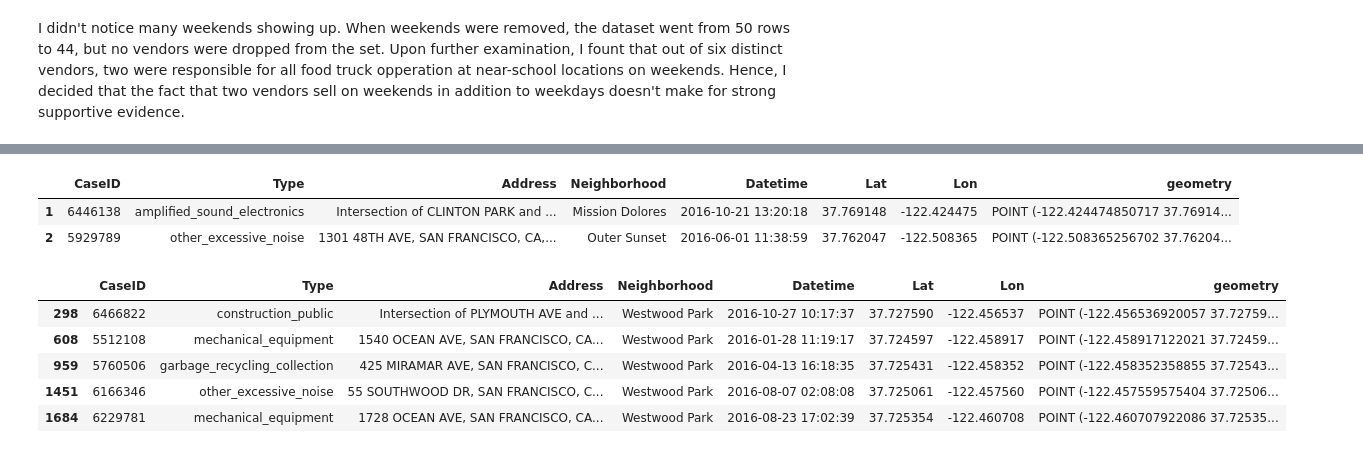
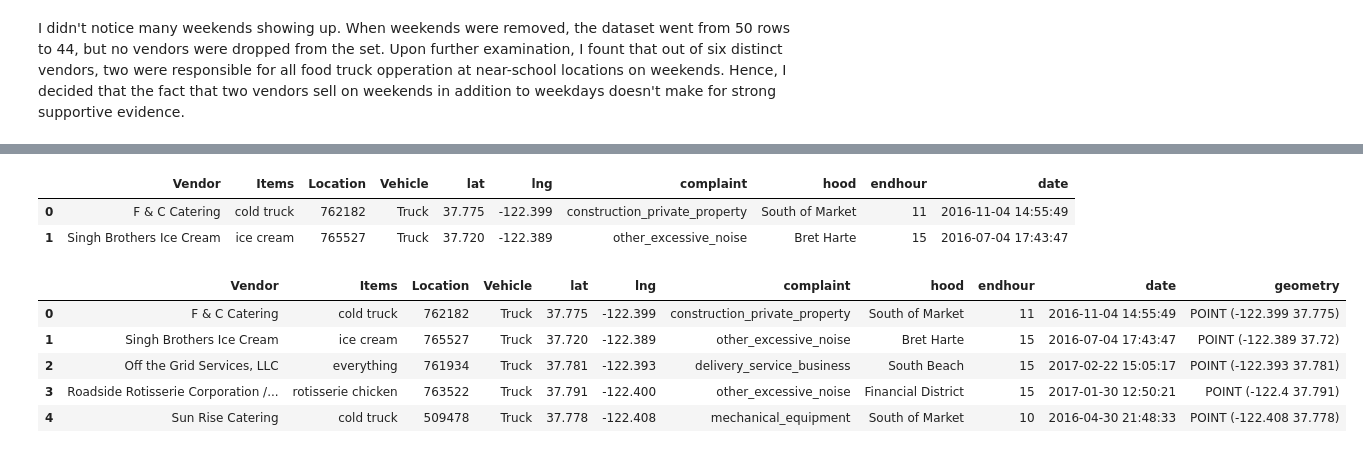
Before and after one commit to stelmanj/sta141b-hw5, a Jupyter notebook: hw5.ipynb, the cells around one changed output, grey strips where cells are left out. Drawn from its saved outputs; the diff is of its cells as text; code cells hidden in the pictures.

Commit message:
every thing done except for the last three explanations

```diff
--- a/hw5.ipynb
+++ b/hw5.ipynb
@@ -324,25 +356,31 @@ food.plot(ax = ax, marker='o', color='red', markersize=1)
+# %%
+q = """
+SELECT DISTINCT A.Applicant AS Vendor, lower(A.FoodItems) AS Items, B.locationid AS Location,
+A.FacilityType AS Vehicle, ROUND(C.latitude,3) AS lat, ROUND(C.longitude,3) AS lng,
+D.Type AS complaint, D.Neighborhood AS hood, B.EndHour AS endhour, D.Datetime as date
+FROM mobile_food_locations AS C LEFT JOIN mobile_food_permits AS A LEFT JOIN mobile_food_schedule AS B
+INNER JOIN noise AS D
+ON A.permit = B.permit AND B.locationid = C.locationid AND ROUND(C.latitude,3) = ROUND(D.Lat,3)
+AND ROUND(C.longitude,3) = ROUND(D.Lon,3)
+"""
+fooey = pd.read_sql(q,db)
+food3noise = pd.read_sql(q,db)
+food3noise = food3noise.loc[food3noise.lng!=0].dropna(axis = 0,how='any')
+food3noiseindex = pd.Series(range(len(food3noise.index)))
+pd.Series(range(len(list(food3noise.Items)))).apply(lambda x: goodgrief(x=x, name = food3noise, num = 1))
+food3noise.head(2)
+# %% [output]
+|  | Vendor | Items | Location | Vehicle | lat | lng | complaint | hood | endhour | date |
+| 0 | F & C Catering | cold truck | 762182 | Truck | 37.775 | -122.399 | construction_private_property | South of Market | 11 | 2016-11-04 14:55:49 |
+| 1 | Singh Brothers Ice Cream | ice cream | 765527 | Truck | 37.720 | -122.389 | other_excessive_noise | Bret Harte | 15 | 2016-07-04 17:43:47 |
 # %%
-noise = hoods.copy().loc[hoods.Lon!=0]
-nll = [geom.Point(x) for x in zip(noise.Lon, noise.Lat)]
-noise = gpd.GeoDataFrame(noise,geometry = nll)
-noise.head(2)
+lnglat = [geom.Point(x) for x in zip(food3noise.lng, food3noise.lat)]
+food3noise = gpd.GeoDataFrame(food3noise, geometry = lnglat)
+food3noise.head(2)
 # %% [output]
-|  | CaseID | Type | Address | Neighborhood | Datetime | Lat | Lon | geometry |
-| 1 | 6446138 | amplified_sound_electronics | Intersection of CLINTON PARK and ... | Mission Dolores | 2016-10-21 13:20:18 | 37.769148 | -122.424475 | POINT (-122.424474850717 37.76914... |
-| 2 | 5929789 | other_excessive_noise | 1301 48TH AVE, SAN FRANCISCO, CA,... | Outer Sunset | 2016-06-01 11:38:59 | 37.762047 | -122.508365 | POINT (-122.508365256702 37.76204... |
+|  | Vendor | Items | Location | Vehicle | lat | lng | complaint | hood | endhour | date | geometry |
+| 0 | F & C Catering | cold truck | 762182 | Truck | 37.775 | -122.399 | construction_private_property | South of Market | 11 | 2016-11-04 14:55:49 | POINT (-122.399 37.775) |
+| 1 | Singh Brothers Ice Cream | ice cream | 765527 | Truck | 37.720 | -122.389 | other_excessive_noise | Bret Harte | 15 | 2016-07-04 17:43:47 | POINT (-122.389 37.72) |
+| 2 | Off the Grid Services, LLC | everything | 761934 | Truck | 37.781 | -122.393 | delivery_service_business | South Beach | 15 | 2017-02-22 15:05:17 | POINT (-122.393 37.781) |
+| 3 | Roadside Rotisserie Corporation /... | rotisserie chicken | 763522 | Truck | 37.791 | -122.400 | other_excessive_noise | Financial District | 15 | 2017-01-30 12:50:21 | POINT (-122.4 37.791) |
+| 4 | Sun Rise Catering | cold truck | 509478 | Truck | 37.778 | -122.408 | mechanical_equipment | South of Market | 10 | 2016-04-30 21:48:33 | POINT (-122.408 37.778) |
-# %%
-noise2 = noise2.loc[noise2.Lon!=0]
-n2ll = [geom.Point(x) for x in zip(noise2.Lon, noise2.Lat)]
-noise2 = gpd.GeoDataFrame(noise2,geometry = n2ll)
-
-#noise3 = noise3.loc[noise3.Lon!=0]
-n3ll = [geom.Point(x) for x in zip(noise3.Lon, noise3.Lat)]
-noise3 = gpd.GeoDataFrame(noise3,geometry = n3ll)
-noise3.head()
-# %% [output]
-|  | CaseID | Type | Address | Neighborhood | Datetime | Lat | Lon | geometry |
-| 298 | 6466822 | construction_public | Intersection of PLYMOUTH AVE and ... | Westwood Park | 2016-10-27 10:17:37 | 37.727590 | -122.456537 | POINT (-122.456536920057 37.72759... |
-| 608 | 5512108 | mechanical_equipment | 1540 OCEAN AVE, SAN FRANCISCO, CA... | Westwood Park | 2016-01-28 11:19:17 | 37.724597 | -122.458917 | POINT (-122.458917122021 37.72459... |
-| 959 | 5760506 | garbage_recycling_collection | 425 MIRAMAR AVE, SAN FRANCISCO, C... | Westwood Park | 2016-04-13 16:18:35 | 37.725431 | -122.458352 | POINT (-122.458352358855 37.72543... |
-| 1451 | 6166346 | other_excessive_noise | 55 SOUTHWOOD DR, SAN FRANCISCO, C... | Westwood Park | 2016-08-07 02:08:08 | 37.725061 | -122.457560 | POINT (-122.457559575404 37.72506... |
-| 1684 | 6229781 | mechanical_equipment | 1728 OCEAN AVE, SAN FRANCISCO, CA... | Westwood Park | 2016-08-23 17:02:39 | 37.725354 | -122.460708 | POINT (-122.460707922086 37.72535... |
```
Also changed, not shown: parts of 37 cells of this notebook.
